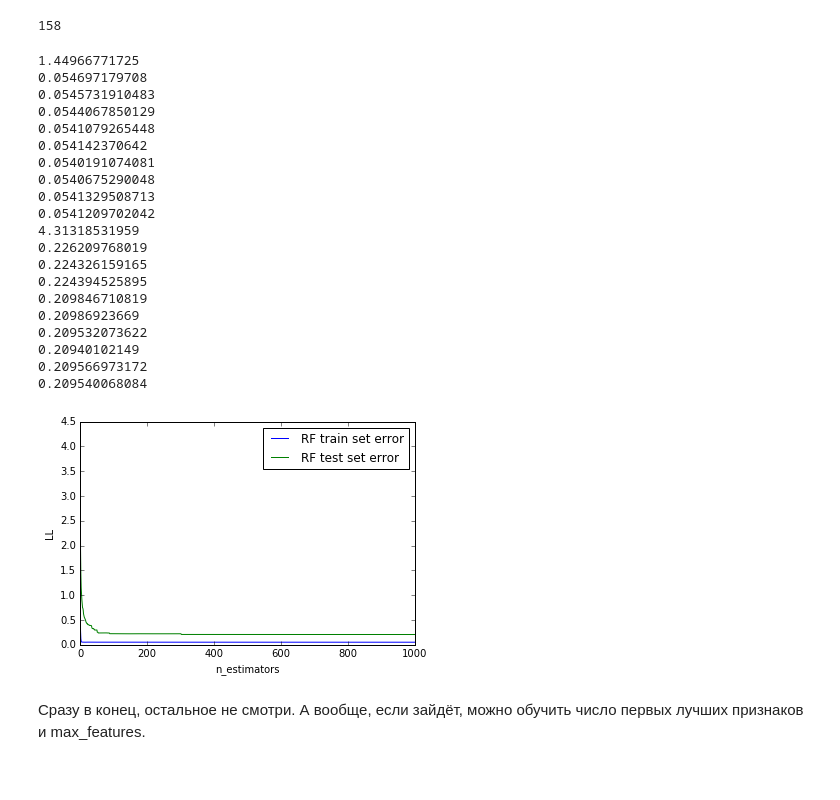
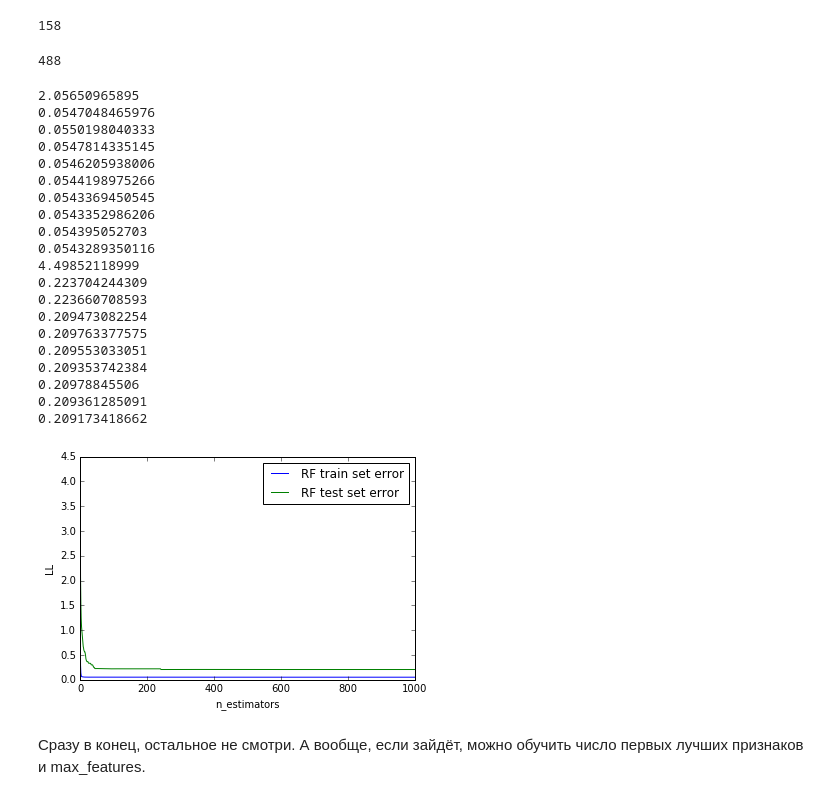
Before and after one commit to alexsyrom/SHAD_ML_KAGGLE_2, a Jupyter notebook: solution.ipynb, the cells around one changed output. Cells and saved outputs as stored; diff of their text form; code cells hidden in the pictures.

```diff
--- a/solution.ipynb
+++ b/solution.ipynb
@@ -172,32 +172,39 @@ array([292, 236, 276, ...,  45,  46, 194])
 len(set(indices[:330]) - set(range(330)))
 # %% [output]
 158
+# %%
+len(set(indices[:330]).union(set(range(330))))
+# %% [output]
+488
+# %%
+good_features = list(set(indices[:330]).union(set(range(330))))
 # %%
 n_estimators = 1000
-n_best = 330
-plot_score_graph(RandomForestClassifier(n_estimators=n_estimators, criterion='entropy', max_features=330, n_jobs=-1),
-               X_train[:, indices[:n_best]], X_test[:, indices[:n_best]], y_train, y_test,
+max_features = None
+plot_score_graph(RandomForestClassifier(n_estimators=n_estimators, criterion='entropy',\
+                                        max_features=max_features, n_jobs=-1),
+               X_train[:, good_features], X_test[:, good_features], y_train, y_test,
                prefix='RF')
 # %% [output]
-1.44966771725
-0.054697179708
-0.0545731910483
-0.0544067850129
-0.0541079265448
-0.054142370642
-0.0540191074081
-0.0540675290048
-0.0541329508713
-0.0541209702042
-4.31318531959
-0.226209768019
-0.224326159165
-0.224394525895
-0.209846710819
-0.20986923669
-0.209532073622
-0.20940102149
-0.209566973172
-0.209540068084
+2.05650965895
+0.0547048465976
+0.0550198040333
+0.0547814335145
+0.0546205938006
+0.0544198975266
+0.0543369450545
+0.0543352986206
+0.054395052703
+0.0543289350116
+4.49852118999
+0.223704244309
+0.223660708593
+0.209473082254
+0.209763377575
+0.209553033051
+0.209353742384
+0.20978845506
+0.209361285091
+0.209173418662
-[figure, old version]
+[figure, new version]
 # %%
```
Also changed, not shown: parts of 1 cell of this notebook, 1 other file.
